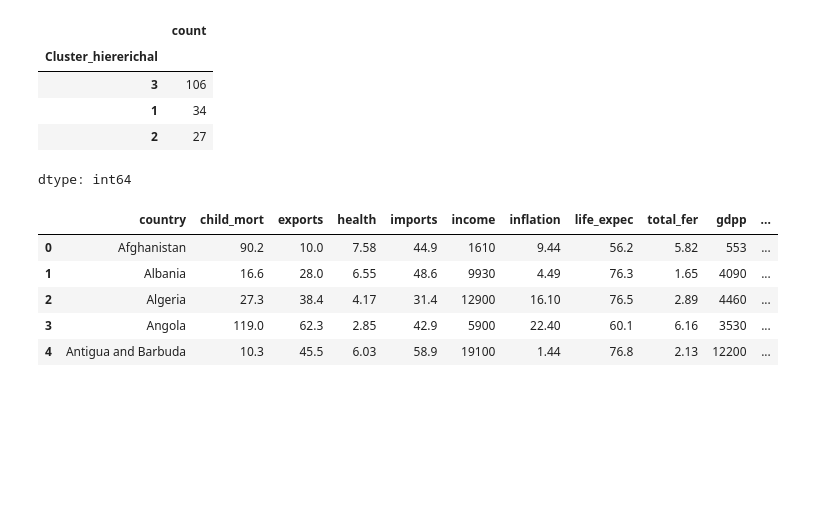
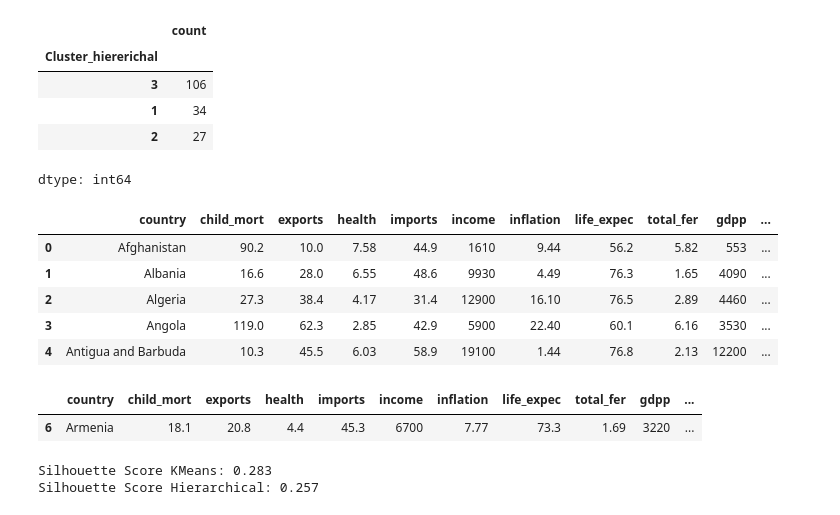
Before and after one commit to ShahinGanbar/QSS_tasks, a Jupyter notebook: Week7_Day2_CS.ipynb, the cells around one changed output. Cells and saved outputs as stored; diff of their text form; code cells hidden in the pictures; blank space fills up the shorter version.

```diff
--- a/Week7_Day2_CS.ipynb
+++ b/Week7_Day2_CS.ipynb
@@ -232,3 +232,21 @@ df.head()
 | 2 | Algeria | 27.3 | 38.4 | 4.17 | 31.4 | 12900 | 16.10 | 76.5 | 2.89 | 4460 | ... |
 | 3 | Angola | 119.0 | 62.3 | 2.85 | 42.9 | 5900 | 22.40 | 60.1 | 6.16 | 3530 | ... |
 | 4 | Antigua and Barbuda | 10.3 | 45.5 | 6.03 | 58.9 | 19100 | 1.44 | 76.8 | 2.13 | 12200 | ... |
+# %%
+df[df["country"]=="Armenia"]
+# %% [output]
+|  | country | child_mort | exports | health | imports | income | inflation | life_expec | total_fer | gdpp | ... |
+| 6 | Armenia | 18.1 | 20.8 | 4.4 | 45.3 | 6700 | 7.77 | 73.3 | 1.69 | 3220 | ... |
+# %%
+from sklearn.metrics import silhouette_score
+
+# For KMeans
+silhouette_kmeans = silhouette_score(X_scaled, df['Cluster_kmeans'])
+print(f"Silhouette Score KMeans: {silhouette_kmeans:.3f}")
+
+# For Hierarchical clustering
+silhouette_hier = silhouette_score(X_scaled, df['Cluster_hiererichal'])
+print(f"Silhouette Score Hierarchical: {silhouette_hier:.3f}")
+# %% [output]
+Silhouette Score KMeans: 0.283
+Silhouette Score Hierarchical: 0.257
```
